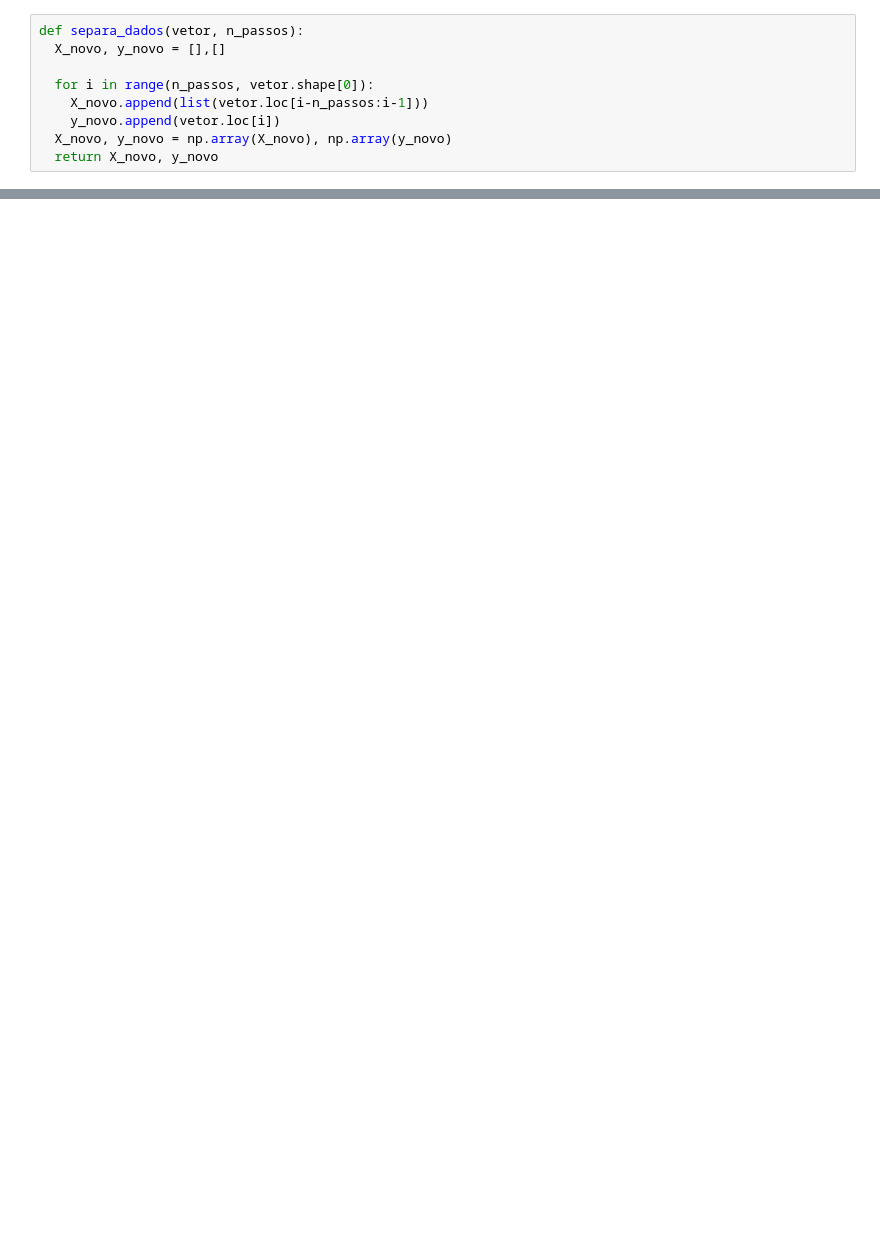
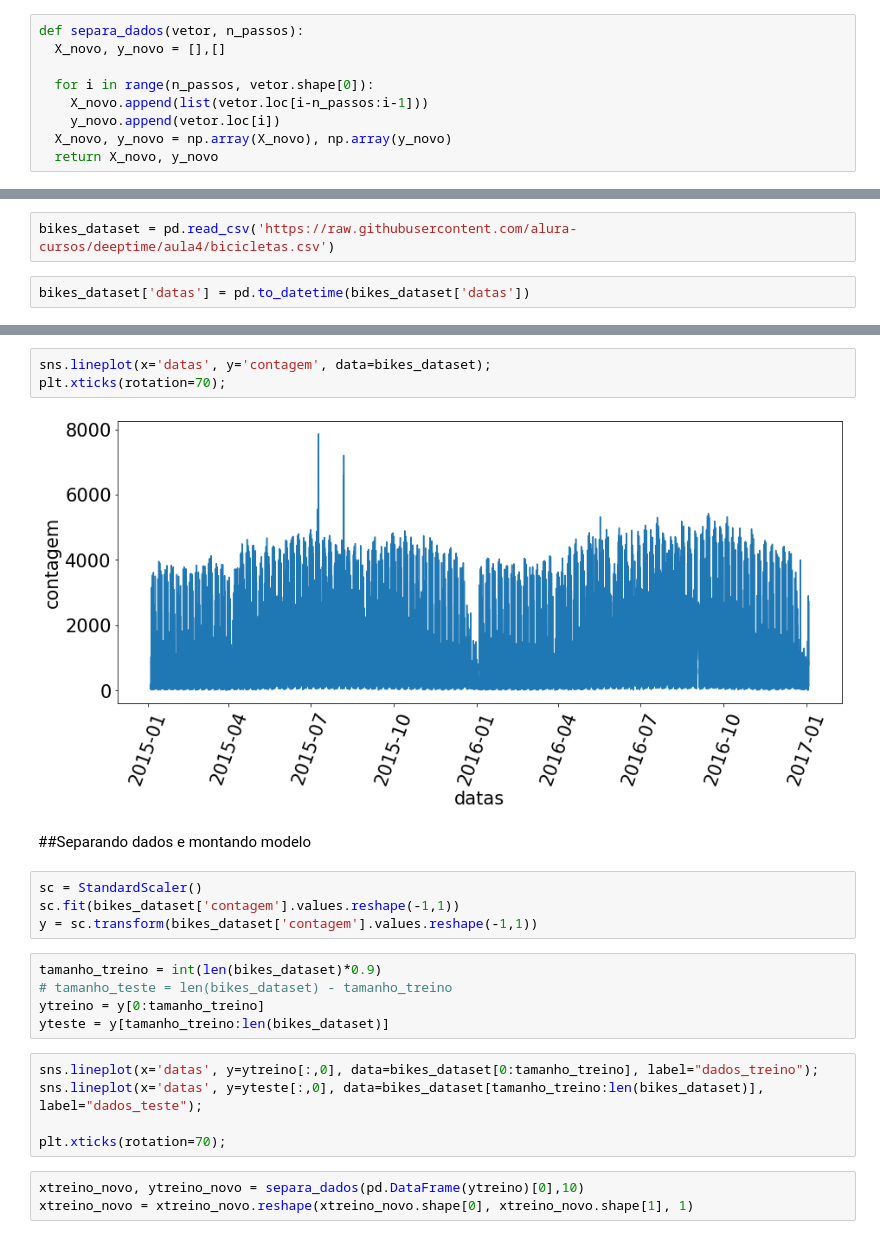
Before and after one commit to Maysk/data_science_alura, a Jupyter notebook: deep_learning_previsao_keras/previsao_notebook.ipynb, the cells around one changed output, grey strips where cells are left out. Saved outputs shown, nothing was run; the diff lists cells and outputs as text; blank space fills up the shorter version.

Commit message:
aula 04 e aula 05

```diff
--- a/deep_learning_previsao_keras/previsao_notebook.ipynb
+++ b/deep_learning_previsao_keras/previsao_notebook.ipynb
@@ -221,0 +29,4 @@ regressor3.compile(loss='mean_squared_error', optimizer='adam')
+# %%
+bikes_dataset = pd.read_csv('https://raw.githubusercontent.com/alura-cursos/deeptime/aula4/bicicletas.csv')
+# %%
+bikes_dataset['datas'] = pd.to_datetime(bikes_dataset['datas'])
@@ -221,0 +42,24 @@ regressor3.compile(loss='mean_squared_error', optimizer='adam')
+# %%
+sns.lineplot(x='datas', y='contagem', data=bikes_dataset);
+plt.xticks(rotation=70);
+# %% [output]
+[figure, added]
+# %% [markdown]
+##Separando dados e montando modelo
+# %%
+sc = StandardScaler()
+sc.fit(bikes_dataset['contagem'].values.reshape(-1,1))
+y = sc.transform(bikes_dataset['contagem'].values.reshape(-1,1))
+# %%
+tamanho_treino = int(len(bikes_dataset)*0.9)
+# tamanho_teste = len(bikes_dataset) - tamanho_treino
+ytreino = y[0:tamanho_treino]
+yteste = y[tamanho_treino:len(bikes_dataset)]
+# %%
+sns.lineplot(x='datas', y=ytreino[:,0], data=bikes_dataset[0:tamanho_treino], label="dados_treino");
+sns.lineplot(x='datas', y=yteste[:,0], data=bikes_dataset[tamanho_treino:len(bikes_dataset)], label="dados_teste");
+
+plt.xticks(rotation=70);
+# %%
+xtreino_novo, ytreino_novo = separa_dados(pd.DataFrame(ytreino)[0],10)
+xtreino_novo = xtreino_novo.reshape(xtreino_novo.shape[0], xtreino_novo.shape[1], 1)
```
Also changed, not shown: parts of 49 cells of this notebook.
